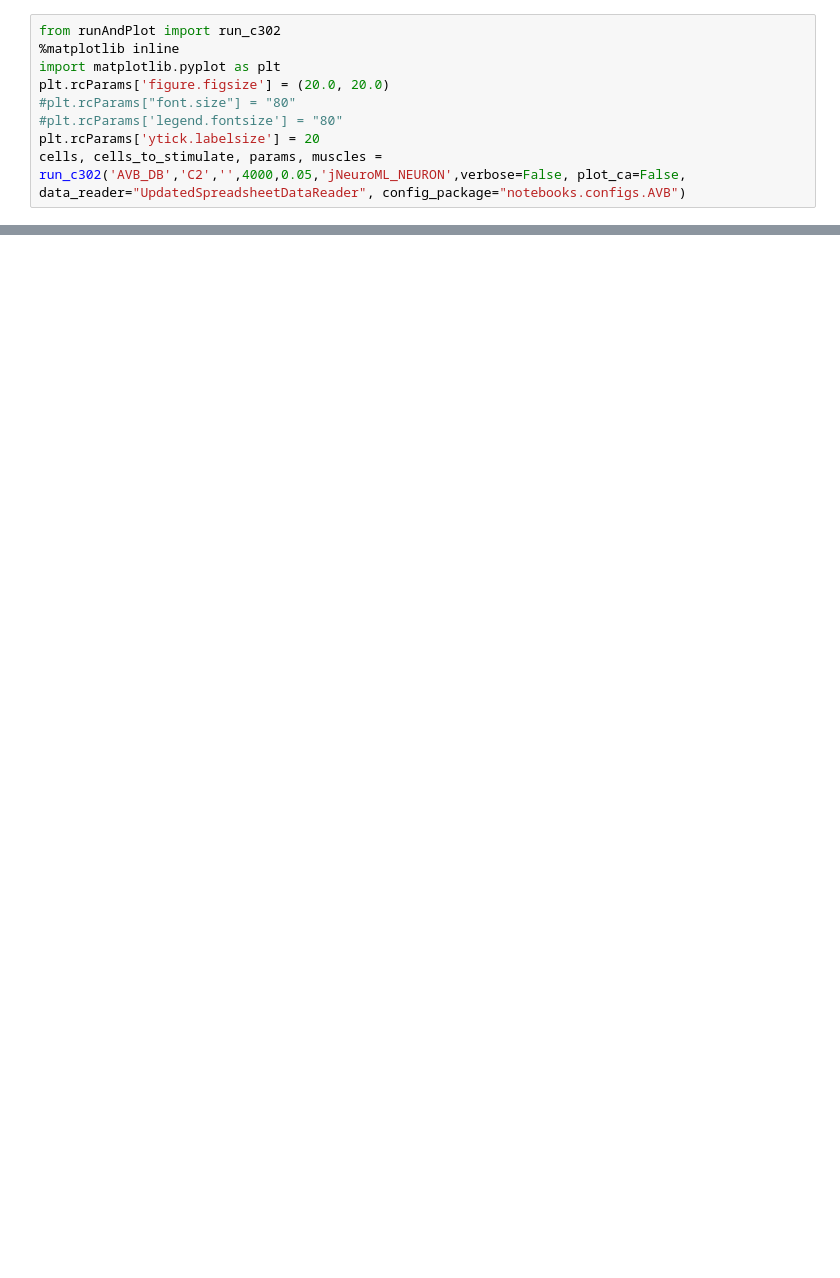
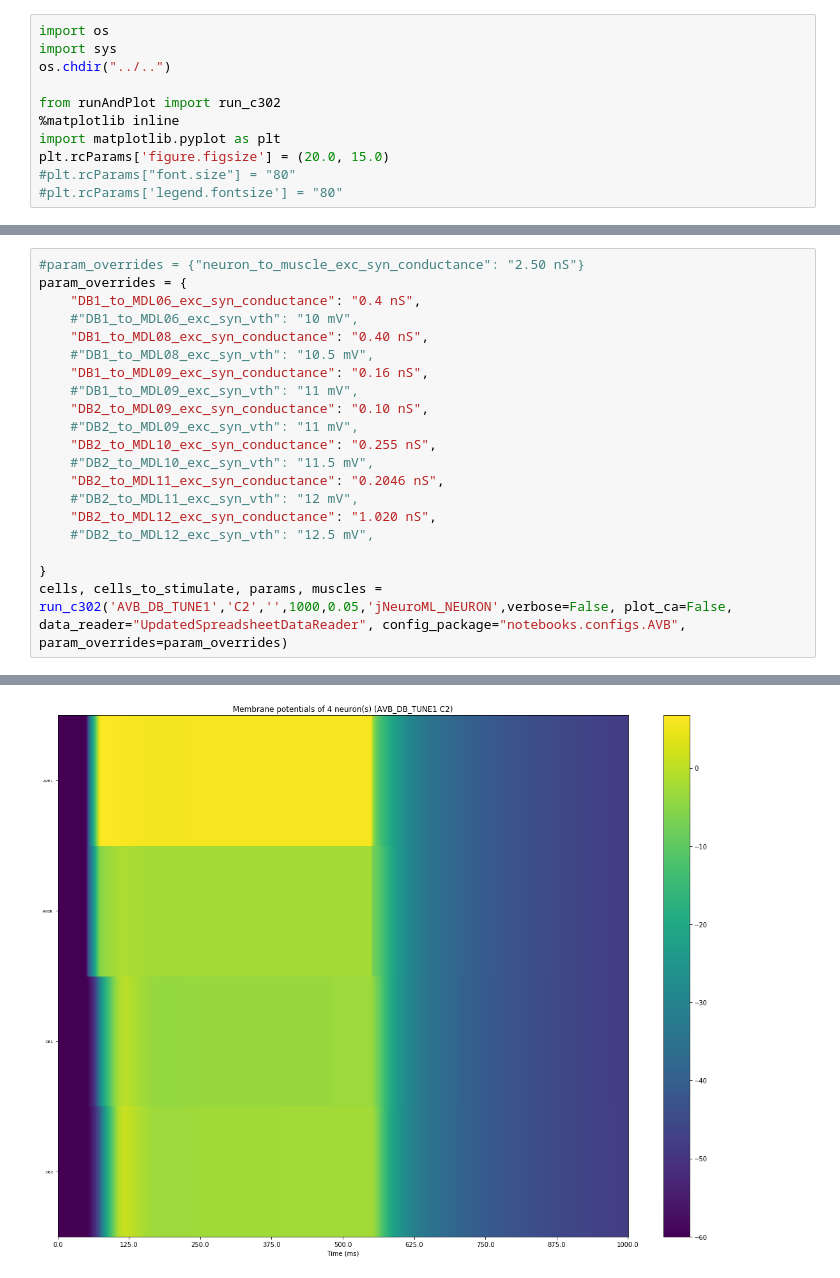
Before and after one commit to openworm/CElegansNeuroML, a Jupyter notebook: CElegans/pythonScripts/c302/notebooks/AVB/AVB-DB.ipynb, the cells around one changed output, grey strips where cells are left out. Cells and saved outputs as stored; diff of their text form; blank space fills up the shorter version.

Commit message:
Small update of c302_AVB_DB setup params

```diff
--- a/CElegans/pythonScripts/c302/notebooks/AVB/AVB-DB.ipynb
+++ b/CElegans/pythonScripts/c302/notebooks/AVB/AVB-DB.ipynb
@@ -5,9 +1,11 @@ os.chdir("../..")
 # %%
+import os
+import sys
+os.chdir("../..")
+
 from runAndPlot import run_c302
 %matplotlib inline
 import matplotlib.pyplot as plt
-plt.rcParams['figure.figsize'] = (20.0, 20.0)
+plt.rcParams['figure.figsize'] = (20.0, 15.0)
 #plt.rcParams["font.size"] = "80"
 #plt.rcParams['legend.fontsize'] = "80"
-plt.rcParams['ytick.labelsize'] = 20
-cells, cells_to_stimulate, params, muscles = run_c302('AVB_DB','C2','',4000,0.05,'jNeuroML_NEURON',verbose=False, plot_ca=False, data_reader="UpdatedSpreadsheetDataReader", config_package="notebooks.configs.AVB")
@@ -35,0 +14,21 @@ c302      >>>  Generating plots for: Membrane potentials of 95 muscle(s) (AVB_DB
+# %%
+#param_overrides = {"neuron_to_muscle_exc_syn_conductance": "2.50 nS"}
+param_overrides = {
+    "DB1_to_MDL06_exc_syn_conductance": "0.4 nS",
+    #"DB1_to_MDL06_exc_syn_vth": "10 mV",
+    "DB1_to_MDL08_exc_syn_conductance": "0.40 nS",
+    #"DB1_to_MDL08_exc_syn_vth": "10.5 mV",
+    "DB1_to_MDL09_exc_syn_conductance": "0.16 nS",
+    #"DB1_to_MDL09_exc_syn_vth": "11 mV",
+    "DB2_to_MDL09_exc_syn_conductance": "0.10 nS",
+    #"DB2_to_MDL09_exc_syn_vth": "11 mV",
+    "DB2_to_MDL10_exc_syn_conductance": "0.255 nS",
+    #"DB2_to_MDL10_exc_syn_vth": "11.5 mV",
+    "DB2_to_MDL11_exc_syn_conductance": "0.2046 nS",
+    #"DB2_to_MDL11_exc_syn_vth": "12 mV",
+    "DB2_to_MDL12_exc_syn_conductance": "1.020 nS",
+    #"DB2_to_MDL12_exc_syn_vth": "12.5 mV",
+
+}
+cells, cells_to_stimulate, params, muscles = run_c302('AVB_DB_TUNE1','C2','',1000,0.05,'jNeuroML_NEURON',verbose=False, plot_ca=False, data_reader="UpdatedSpreadsheetDataReader", config_package="notebooks.configs.AVB", param_overrides=param_overrides)
+# %% [output]
@@ -35,0 +52 @@ c302      >>>  Generating plots for: Membrane potentials of 95 muscle(s) (AVB_DB
+[figure, added]
```
Also changed, not shown: parts of 19 cells of this notebook, 1 other file.
